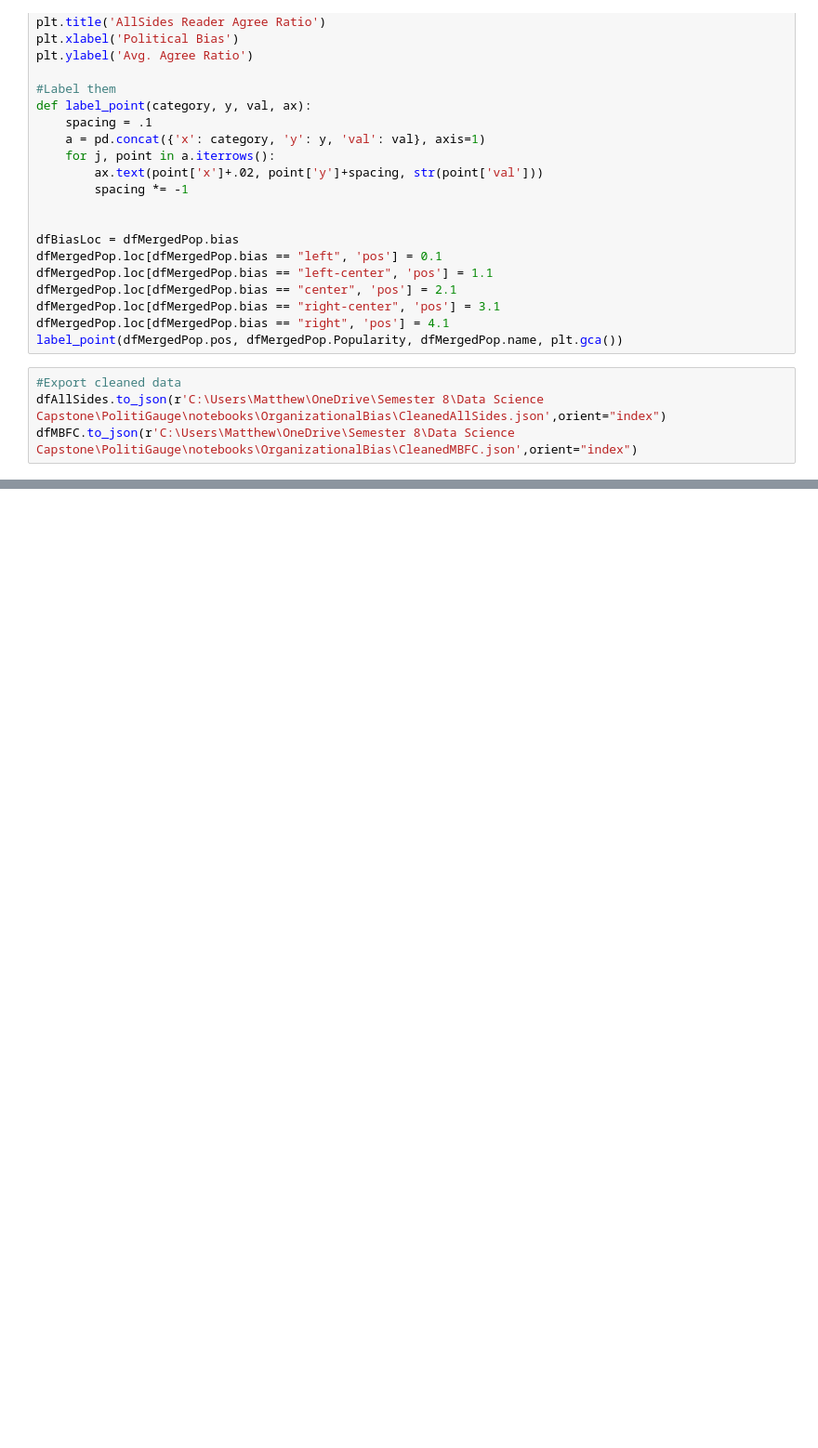
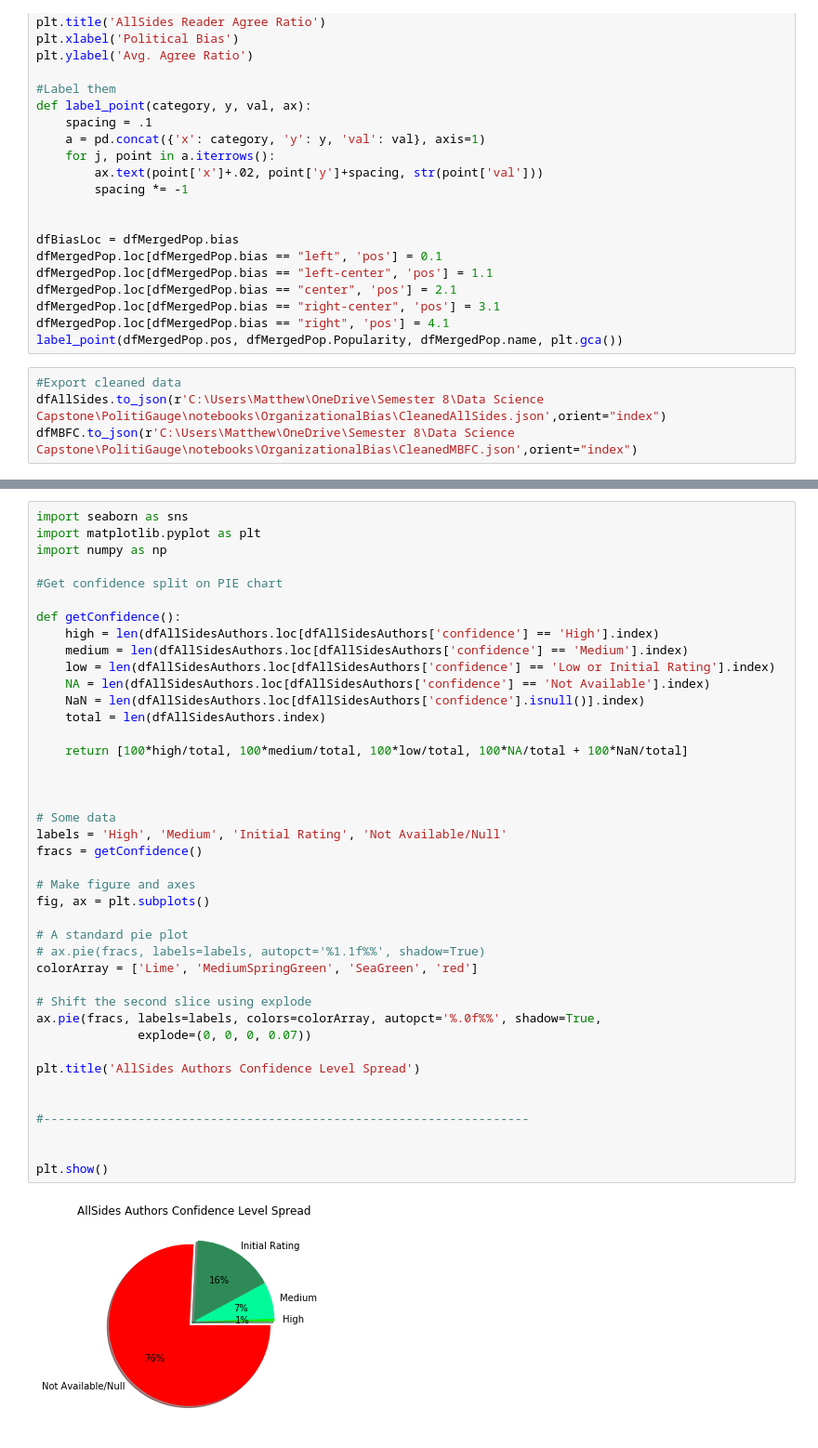
Before and after one commit to eltabre/PolitiGauge, a Jupyter notebook: notebooks/OrganizationalBias/OrgBiasExploration.ipynb, the cells around one changed output, grey strips where cells are left out. Shown at 93% size. Saved outputs shown, nothing was run; the diff lists cells and outputs as text; blank space fills up the shorter version.

```diff
--- a/notebooks/OrganizationalBias/OrgBiasExploration.ipynb
+++ b/notebooks/OrganizationalBias/OrgBiasExploration.ipynb
@@ -270,0 +370,43 @@ dfMBFC.to_json(r'C:\Users\Matthew\OneDrive\Semester 8\Data Science Capstone\Poli
+# %%
+import seaborn as sns
+import matplotlib.pyplot as plt
+import numpy as np
+
+#Get confidence split on PIE chart
+
+def getConfidence():
+    high = len(dfAllSidesAuthors.loc[dfAllSidesAuthors['confidence'] == 'High'].index)
+    medium = len(dfAllSidesAuthors.loc[dfAllSidesAuthors['confidence'] == 'Medium'].index)
+    low = len(dfAllSidesAuthors.loc[dfAllSidesAuthors['confidence'] == 'Low or Initial Rating'].index)
+    NA = len(dfAllSidesAuthors.loc[dfAllSidesAuthors['confidence'] == 'Not Available'].index)
+    NaN = len(dfAllSidesAuthors.loc[dfAllSidesAuthors['confidence'].isnull()].index)
+    total = len(dfAllSidesAuthors.index)
+
+    return [100*high/total, 100*medium/total, 100*low/total, 100*NA/total + 100*NaN/total]
+
+
+
+# Some data
+labels = 'High', 'Medium', 'Initial Rating', 'Not Available/Null'
+fracs = getConfidence()
+
+# Make figure and axes
+fig, ax = plt.subplots()
+
+# A standard pie plot
+# ax.pie(fracs, labels=labels, autopct='%1.1f%%', shadow=True)
+colorArray = ['Lime', 'MediumSpringGreen', 'SeaGreen', 'red']
+
+# Shift the second slice using explode
+ax.pie(fracs, labels=labels, colors=colorArray, autopct='%.0f%%', shadow=True,
+              explode=(0, 0, 0, 0.07))
+
+plt.title('AllSides Authors Confidence Level Spread')
+
+
+#-------------------------------------------------------------------
+
+
+plt.show()
+# %% [output]
+[figure, added]
```
Also changed, not shown: parts of 7 cells of this notebook, 5 other files.
